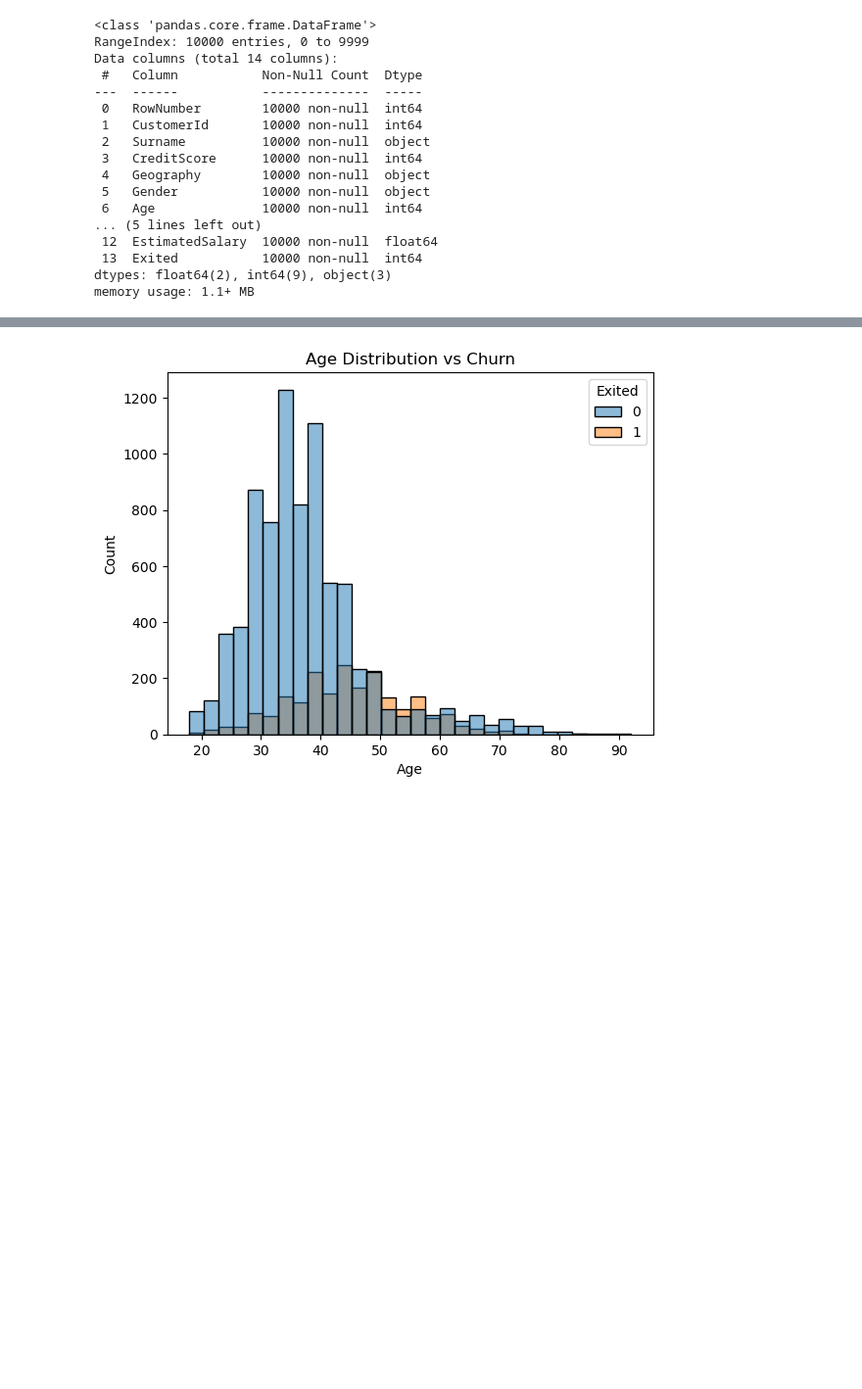
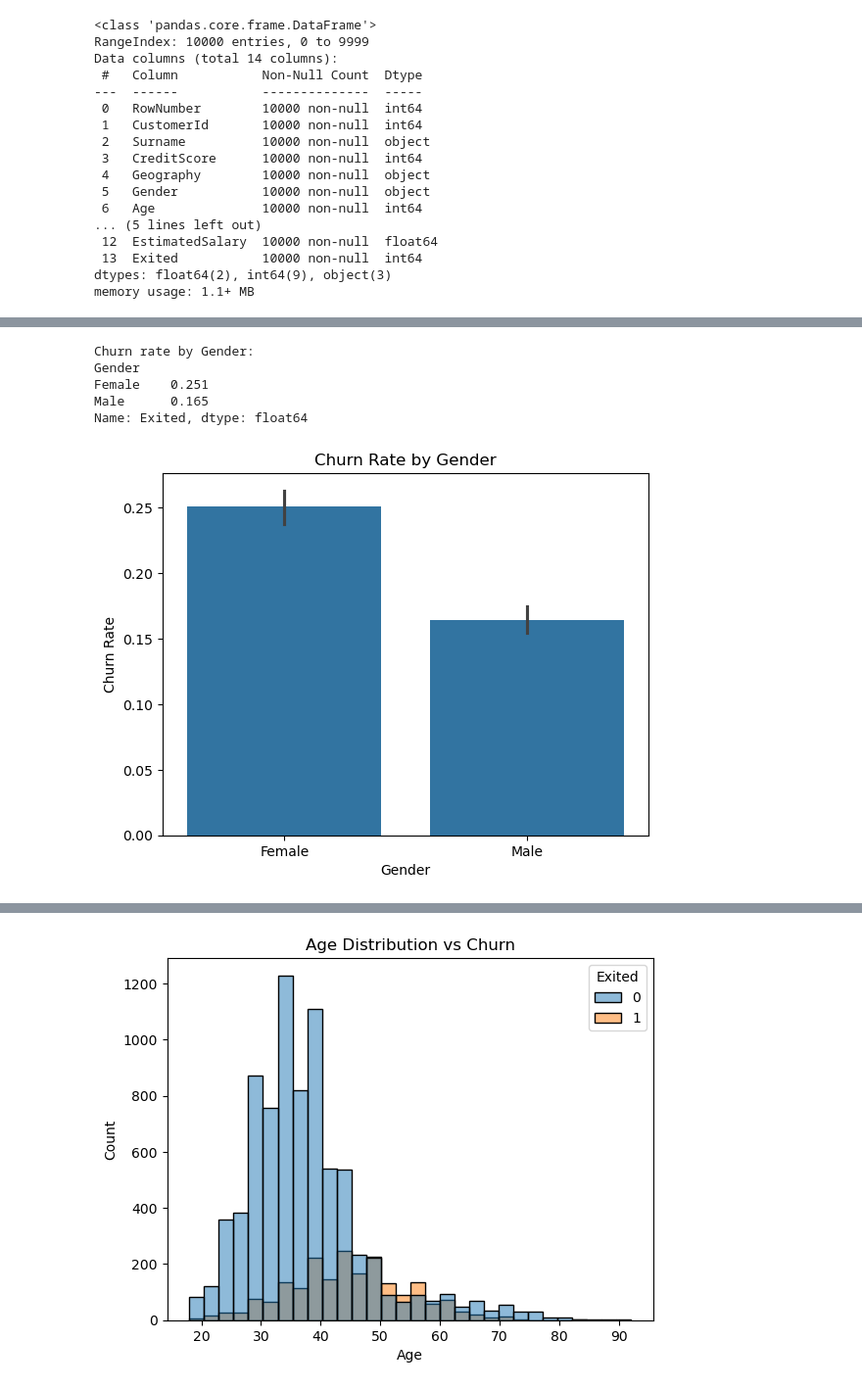
Before and after one commit to Shubhi2812-jais/Bank_churn_projectt, a Jupyter notebook: churn_analysis.ipynb, the cells around one changed output, grey strips where cells are left out. Shown at 98% size. Saved outputs shown, nothing was run; the diff lists cells and outputs as text; code cells hidden in the pictures; blank space fills up the shorter version.

```diff
--- a/churn_analysis.ipynb
+++ b/churn_analysis.ipynb
@@ -135,0 +140,15 @@ plt.show()
+# %%
+print('Churn rate by Gender:')
+print(df.groupby('Gender')['Exited'].mean().round(3))
+
+sns.barplot(x='Gender', y='Exited', data=df)
+plt.title('Churn Rate by Gender')
+plt.ylabel('Churn Rate')
+plt.show()
+# %% [output]
+Churn rate by Gender:
+Gender
+Female    0.251
+Male      0.165
+Name: Exited, dtype: float64
+[figure, added]
```
Also changed, not shown: parts of 40 cells of this notebook, 1 other file.
